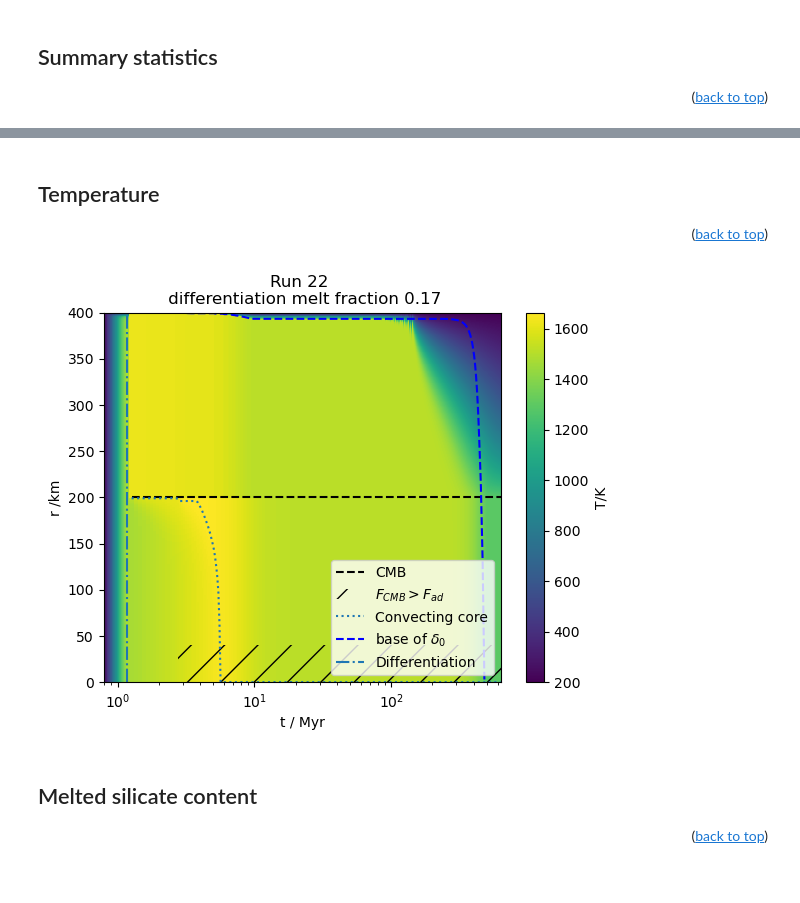
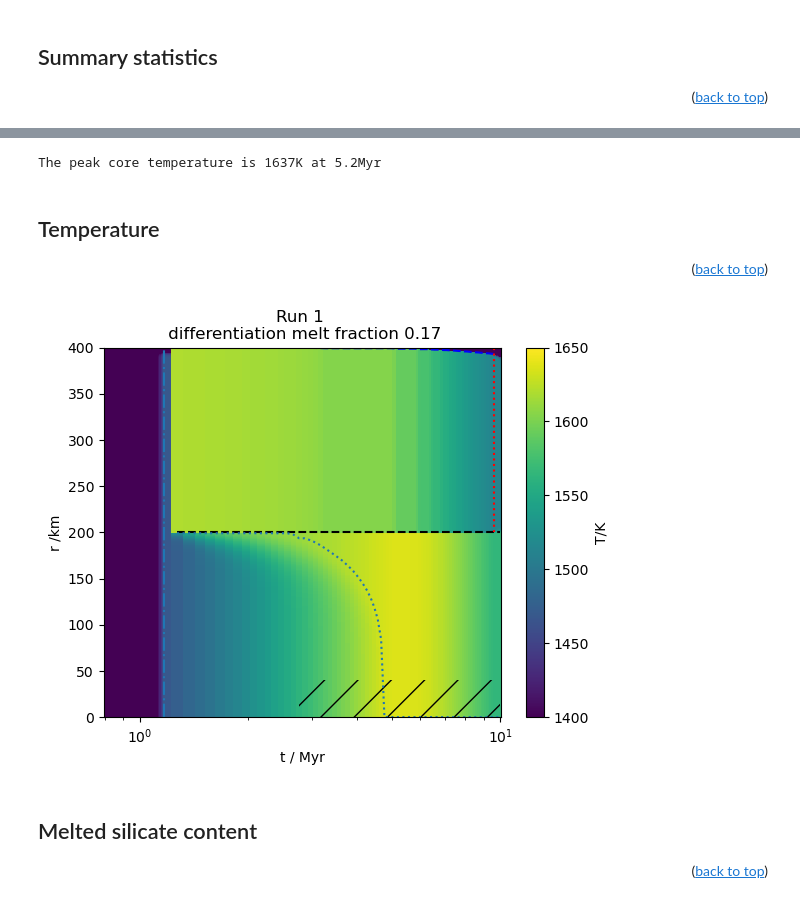
Before and after one commit to Hannah-RS/planetesimal-magnetic-history, a Jupyter notebook: Plotting_scripts/plot_combined.ipynb, the cells around one changed output, grey strips where cells are left out. Cells and saved outputs as stored; diff of their text form; code cells hidden in the pictures.

Commit message:
Added core peak temperature as a saved parameter

```diff
--- a/Plotting_scripts/plot_combined.ipynb
+++ b/Plotting_scripts/plot_combined.ipynb
@@ -33,9 +33,9 @@ from plotting_constants import Myr, Tml, Tms
 # %% [markdown]
 Choose run and whether you want to save figure
 # %%
-run=22
+run=1
 save = False # do you want to save your figures?
-conduction = False #does the mantle switch to conduction
+conduction = True #does the mantle switch to conduction
 path = '../Results_combined/' #path to files
 # %% [markdown]
 Load npz files for differentiation
@@ -143,3 +147,7 @@ The maximum CIA field strength is 2.15e-05 T at 7.36 Myr
+# %%
+print(f'The peak core temperature is {peak_coreT:.0f}K at {tcoremax:.1f}Myr')
+# %% [output]
+The peak core temperature is 1637K at 5.2Myr
 # %% [markdown]
 ## Temperature <a class="anchor" id="temp"></a>
 <p align="right">(<a href="#top">back to top</a>)</p>
@@ -154,28 +162,29 @@ for ind in min_unstable:
 rc = r/2
 # %%
 plt.figure()
-plt.pcolormesh(t_plot_all,rplot,Tall,shading = 'nearest') # use same vmin and vmax as other plots to make them comparable
+plt.pcolormesh(t_plot_all,rplot,Tall,shading = 'nearest',vmin=1400,vmax=1650) # use same vmin and vmax as other plots to make them comparable
 plt.hlines(rc/1e3,min(t/Myr),max(tall/Myr),linestyle='--',color='black',label='CMB')
 plt.fill_betweenx([0,rc/5e3],t[np.where(Fcmb>Fad)[0]][0]/Myr,t[np.where(Fcmb>Fad)[0]][-1]/Myr,alpha=0,hatch='/',label='$F_{CMB}>F_{ad}$')
 plt.plot(t/Myr,r_unstable,linestyle='dotted',label='Convecting core')
 if conduction == True:
     plt.plot(t[t/Myr<=cond_t]/Myr,(r-d0[t/Myr<=cond_t])/1e3,linestyle='dashed',label='base of $\delta_0$',color='blue')
     plt.vlines(t[t/Myr<=cond_t][-1]/Myr,r/1e3,rc/1e3,linestyle='dotted',label='conductive mantle',color='red')
 else:
     plt.plot(t/Myr,(r-d0)/1e3,linestyle='dashed',label='base of $\delta_0$',color='blue')
 plt.ylabel('r /km')
 plt.xlabel('t / Myr')
 #plt.ylim([(r-10000)/1e3,r/1e3])
+#plt.xlim([0.8,10])
 plt.ylim([0,r/1e3])
 plt.vlines(tdiff[-1]/Myr,0,r/1e3,linestyle='-.',label='Differentiation')
 plt.colorbar(label='T/K')
 plt.title(f'Run {run} \n differentiation melt fraction {(diff_T-1400)/400:.2f}')
 plt.xscale('log')
-plt.legend(loc='lower right')
-if save == True:
-    plt.savefig(f'../Plots/Tall_run{run}.png')
+#plt.legend(loc='lower right')
+#if save == True:
+#plt.savefig(f'../Plots/Xs_r_tests/Tall_run{run}.png')
 # %% [output]
-[figure, old version]
+[figure, new version]
 # %% [markdown]
 ## Melted silicate content <a class="anchor" id="silicate"></a>
 <p align="right">(<a href="#top">back to top</a>)</p>
```
Also changed, not shown: parts of 18 cells of this notebook, 1 other file.
